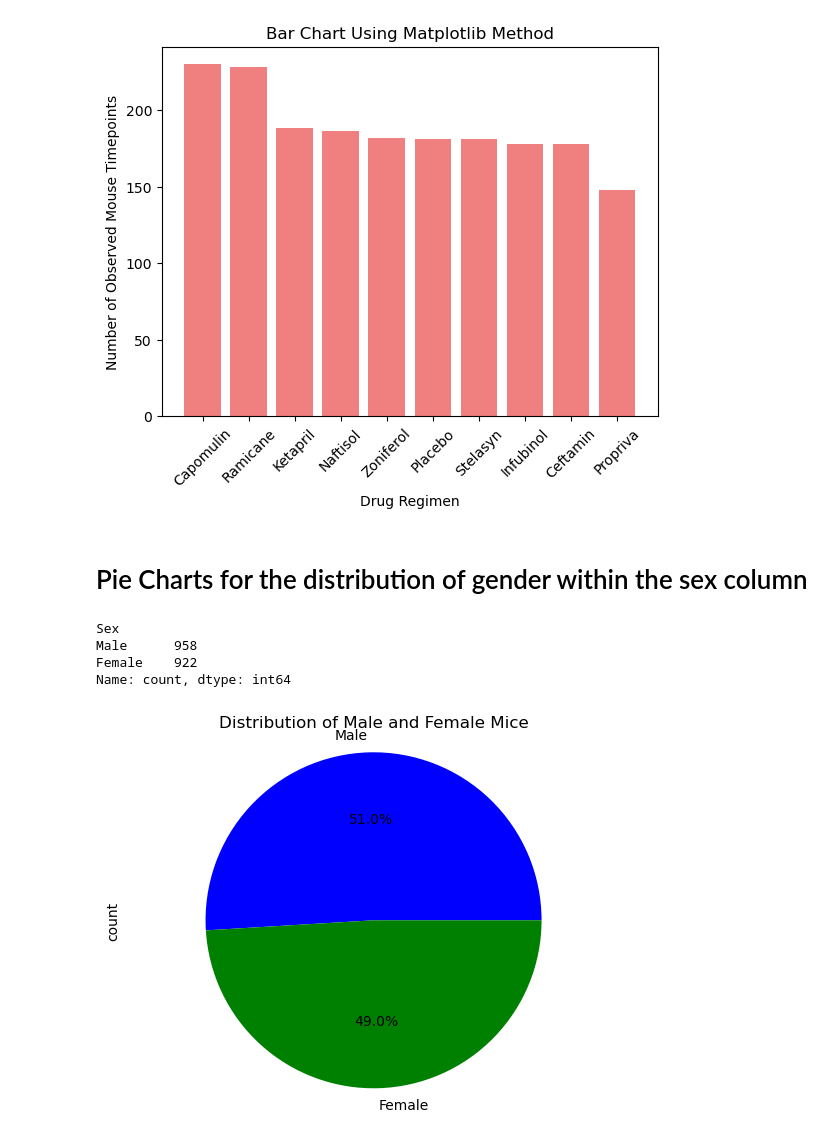
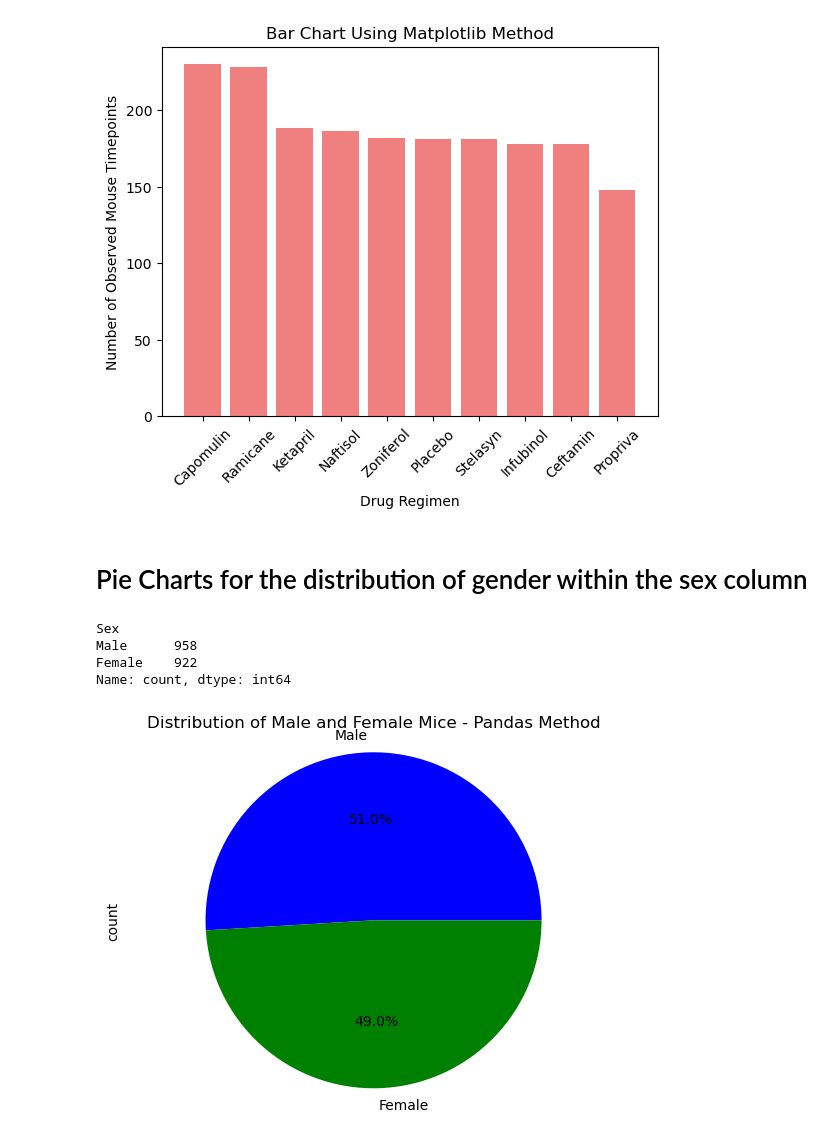
Before and after one commit to jovanecano/pymacueticals-inc---project-5, a Jupyter notebook: Starter_Code/Pymaceuticals/data/pymacueticals project file.ipynb, the cells around one changed output. Drawn from its saved outputs; the diff is of its cells as text; code cells hidden in the pictures.

```diff
--- a/Starter_Code/Pymaceuticals/data/pymacueticals project file.ipynb
+++ b/Starter_Code/Pymaceuticals/data/pymacueticals project file.ipynb
@@ -147,23 +147,23 @@ plt.xticks(rotation=45)
 plt.show()
 # %% [output]
 [figure]
-# %% [markdown]
-# Pie Charts for the distribution of gender within the sex column
-# %%
-#counting the number of male and females within the sex column
-sex_dist = cleaned_mice["Sex"].value_counts()
-sex_dist
-# %% [output]
-Sex
-Male      958
-Female    922
-Name: count, dtype: int64
-# %%
-#Creating a pie chart of the sex distribution using Pandas Method
-sex_dist.plot(kind="pie", autopct="%1.1f%%", colors=["blue", "green"])
-plt.title("Distribution of Male and Female Mice") #title of chart
-plt.axis("equal")
-
-plt.show()
-# %% [output]
-[figure, removed]
+# %% [markdown]
+# Pie Charts for the distribution of gender within the sex column
+# %%
+#counting the number of male and females within the sex column
+sex_dist = cleaned_mice["Sex"].value_counts()
+sex_dist
+# %% [output]
+Sex
+Male      958
+Female    922
+Name: count, dtype: int64
+# %%
+#Creating a pie chart of the sex distribution using Pandas Method
+sex_dist.plot(kind="pie", autopct="%1.1f%%", colors=["blue", "green"])
+plt.title("Distribution of Male and Female Mice - Pandas Method") #title of chart
+plt.axis("equal")
+
+plt.show()
+# %% [output]
+[figure, added]
```
Also changed, not shown: parts of 1 cell of this notebook.
